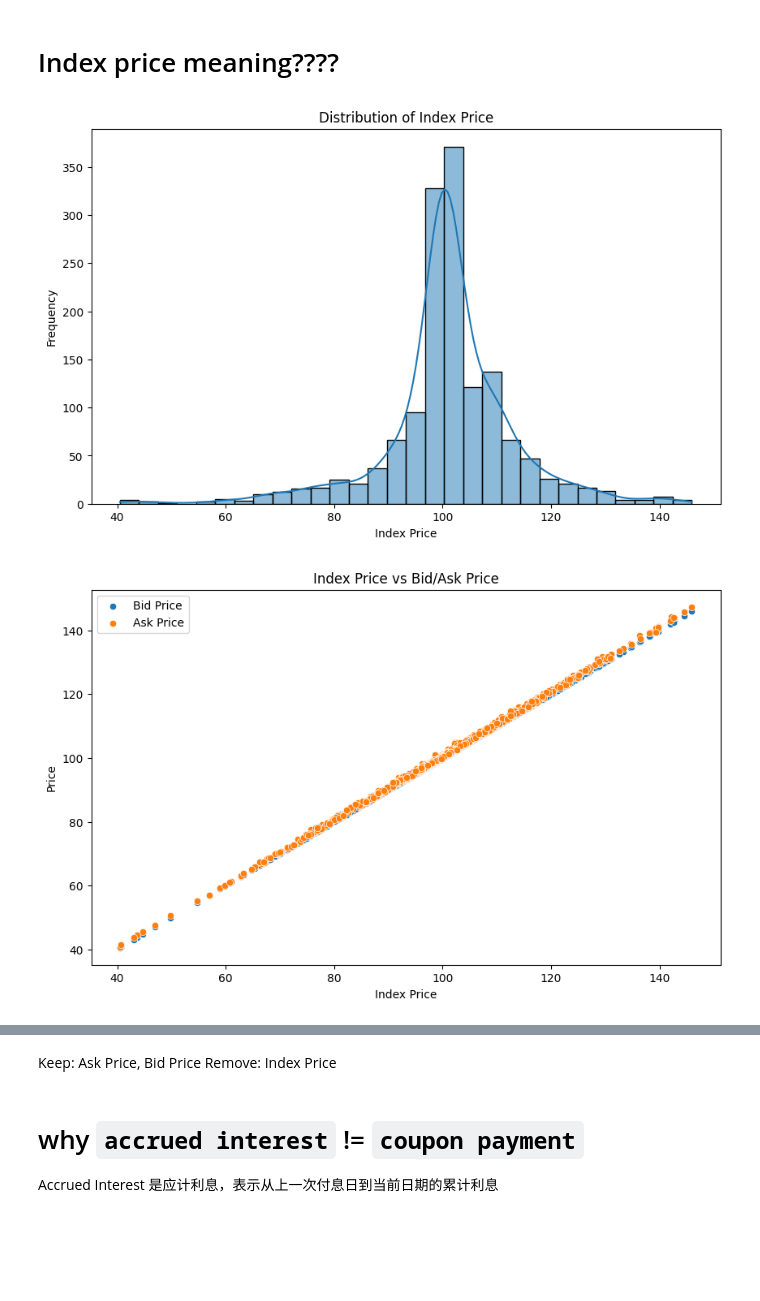
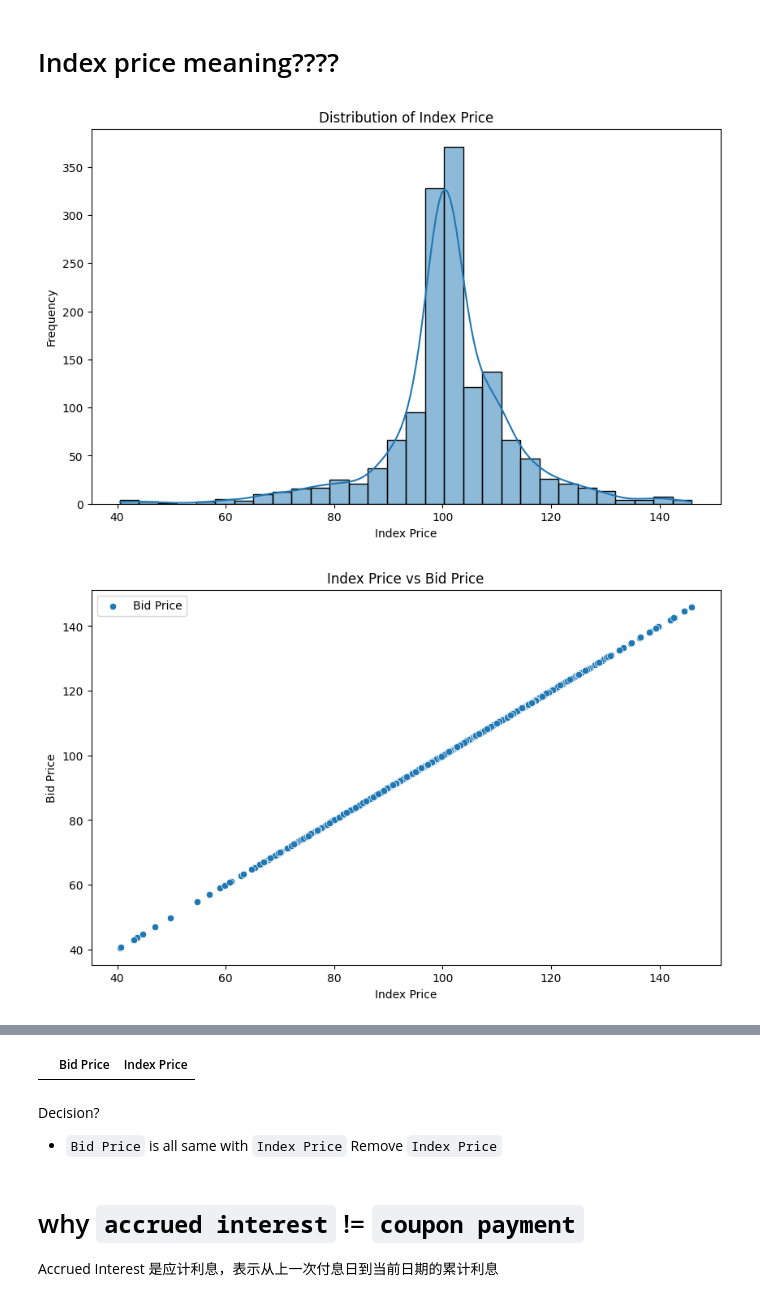
Before and after one commit to zbw790/COMP_0040, a Jupyter notebook: data_cleaning.ipynb, the cells around one changed output, grey strips where cells are left out. Saved outputs shown, nothing was run; the diff lists cells and outputs as text; code cells hidden in the pictures; blank space fills up the shorter version.

Commit message:
complete data_cleaning by 0315 meeting

```diff
--- a/data_cleaning.ipynb
+++ b/data_cleaning.ipynb
@@ -153,21 +155,36 @@ Index: []
 # %%
 # 可视化 Index Price 的分布
 plt.figure(figsize=(10, 6))
 sns.histplot(df['Index Price'], kde=True, bins=30)
 plt.title("Distribution of Index Price")
 plt.xlabel("Index Price")
 plt.ylabel("Frequency")
 plt.show()
 
 # 检查 Index Price 与 Bid Price 和 Ask Price 的关系
 plt.figure(figsize=(10, 6))
 sns.scatterplot(data=df, x='Index Price', y='Bid Price', label='Bid Price')
-sns.scatterplot(data=df, x='Index Price', y='Ask Price', label='Ask Price')
-plt.title("Index Price vs Bid/Ask Price")
+plt.title("Index Price vs Bid Price")
 plt.xlabel("Index Price")
-plt.ylabel("Price")
+plt.ylabel("Bid Price")
 plt.legend()
 plt.show()
+
+plt.figure(figsize=(10, 6))
+sns.scatterplot(data=df, x='Index Price', y='Ask Price', label='Ask Price')
+plt.title("Index Price vs Ask Price")
+plt.xlabel("Index Price")
+plt.ylabel("Ask Price")
+plt.legend()
+plt.show()
+
+plt.figure(figsize=(10, 6))
+sns.scatterplot(data=df, x='Bid Price', y='Ask Price', label='Ask Price')
+plt.title("Index Price vs Ask Price")
+plt.xlabel("Bid Price")
+plt.ylabel("Ask Price")
+plt.legend()
+plt.show()
 # %% [output]
 [figure]
-[figure, old version]
+[figure, new version]
@@ -174,6 +193,13 @@ plt.show()
+# %%
+sum_diff = sum(df['Bid Price'] !=df['Index Price'])
+diff_row = df.loc[df['Bid Price'] !=df['Index Price']]
+diff_row[['Bid Price', 'Index Price']]
+# %% [output]
+|  | Bid Price | Index Price |
 # %% [markdown]
-Keep: Ask Price, Bid Price
-Remove: Index Price
+Decision?
+- `Bid Price` is all same with `Index Price`
+Remove `Index Price`
 # %% [markdown]
 # why `accrued interest` != `coupon payment`
 
```
Also changed, not shown: parts of 6 cells of this notebook.
